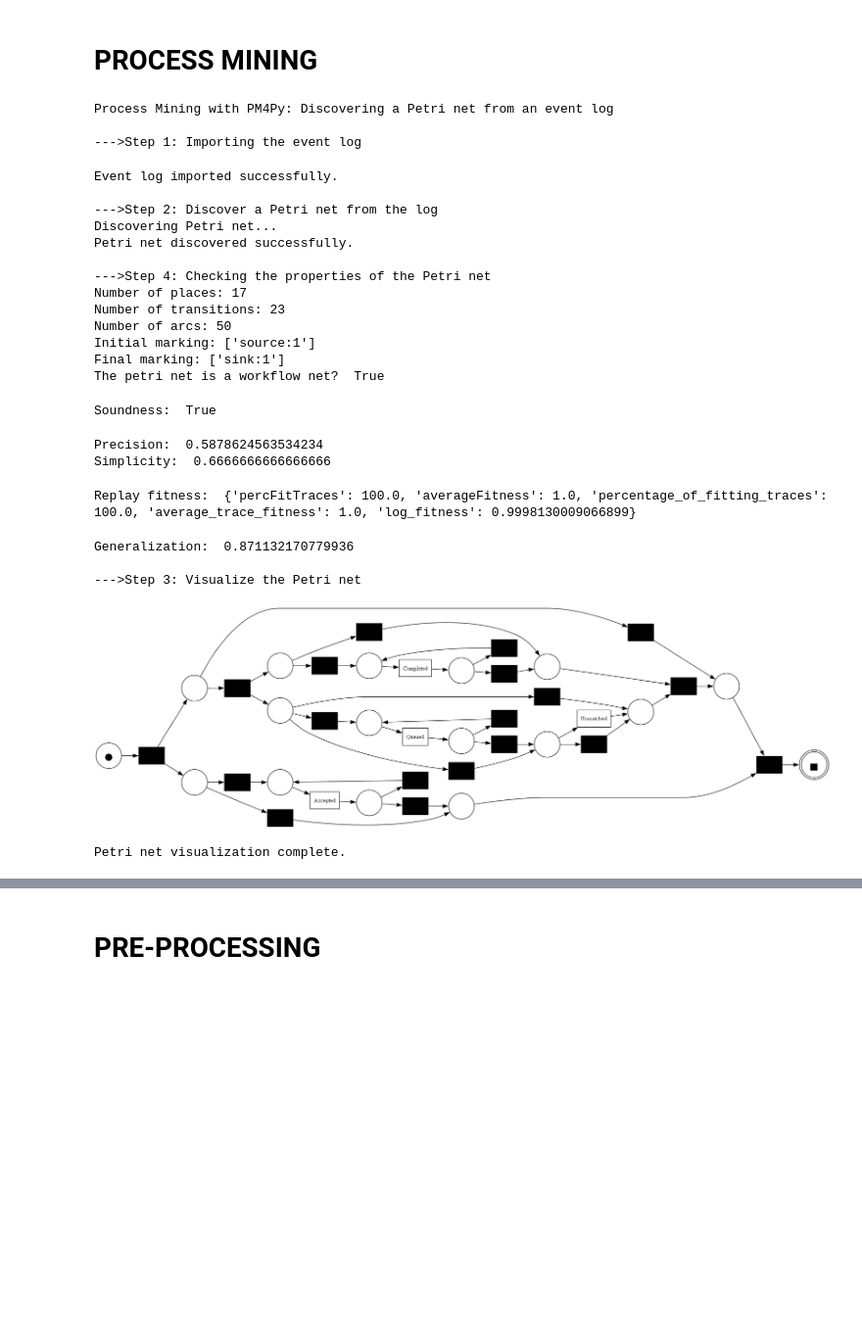
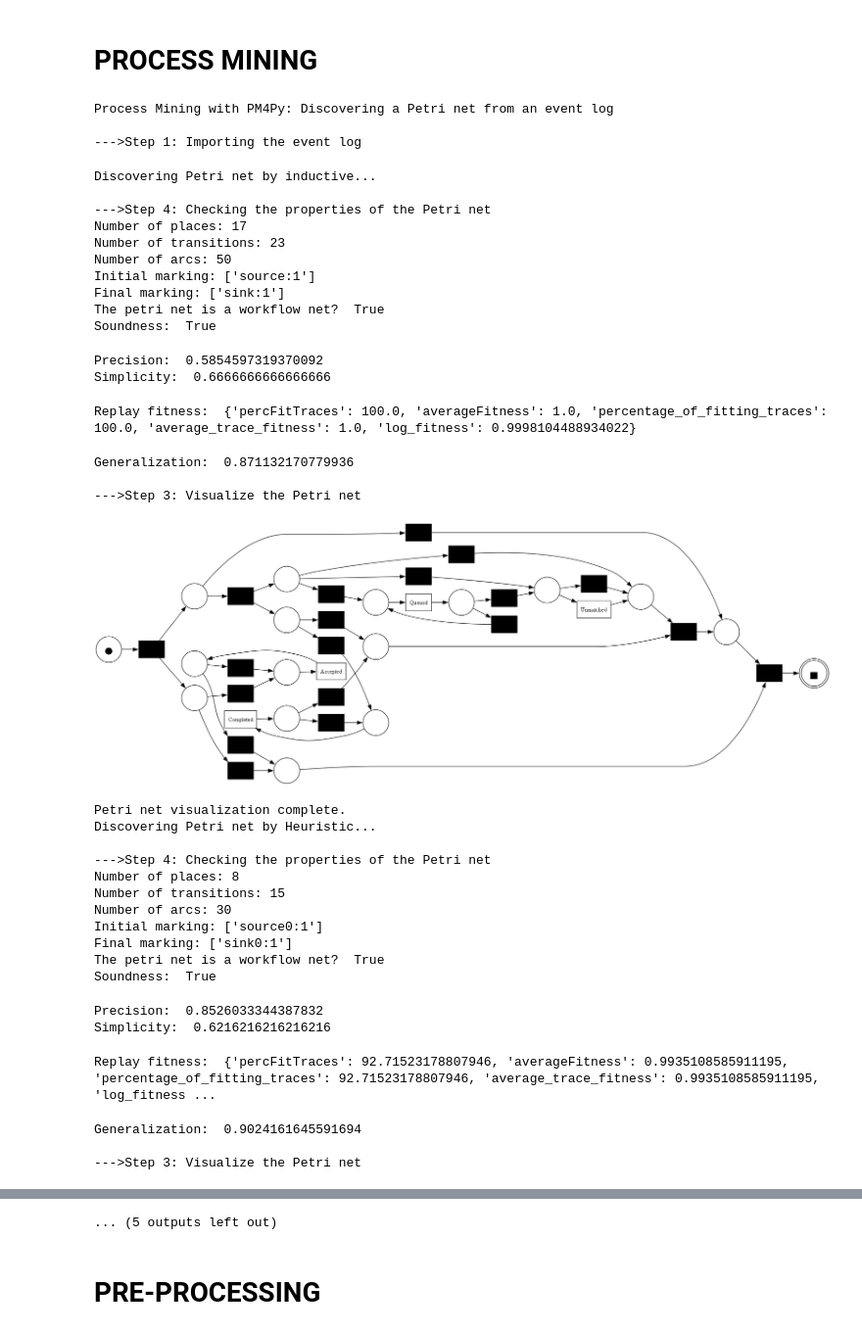
Before and after one commit to nicolabalzano/ProcessMiningPetriNet, a Jupyter notebook: project.ipynb, the cells around one changed output, grey strips where cells are left out. Shown at 98% size. Drawn from its saved outputs; the diff is of its cells as text; code cells hidden in the pictures; blank space fills up the shorter version.

```diff
--- a/project.ipynb
+++ b/project.ipynb
@@ -15,18 +15,24 @@ event_log_path = "data/BPI_Challenge_2013_incidents.xes"
 #Step 1: Import the event log
 def import_event_log(file_path):
     print("\n--->Step 1: Importing the event log")
-
     event_log = xes_importer.apply(file_path)
 
-    print("Event log imported successfully.")
     return event_log
 
 #Step 2: Discover a Petri net from the log
-def discover_petri_net(event_log):
-    print("\n--->Step 2: Discover a Petri net from the log")
-    print("Discovering Petri net...")
+def discover_petri_net_inductive(event_log):
+    print("Discovering Petri net by inductive...")
     net, initial_marking, final_marking = pm4py.discover_petri_net_inductive(event_log)
-    print("Petri net discovered successfully.")
+    return net, initial_marking, final_marking
+
+def discover_petri_net_Heuristic(event_log):
+    print("Discovering Petri net by Heuristic...")
+    net, initial_marking, final_marking = pm4py.discovery.discover_petri_net_heuristics(event_log)
+    return net, initial_marking, final_marking
+
+def discover_petri_net_alpha(event_log):
+    print("Discovering Petri net by Heuristic...")
+    net, initial_marking, final_marking = pm4py.discovery.discover_petri_net_alpha(event_log)
     return net, initial_marking, final_marking
 
 #Step 3: Visualize the Petri net
@@ -63,41 +69,68 @@ def checking_petri_net_properties(net, initial_marking, final_marking, event_log
 # %%
 print("Process Mining with PM4Py: Discovering a Petri net from an event log")
 
 # Import the event log
 event_log = import_event_log(event_log_path)
 (event_log_train, event_log_test) = pm4py.ml.split_train_test(event_log)
 
-# Discover the Petri net
-net, initial_marking, final_marking = discover_petri_net(event_log_train)
-
+# Discover the Petri net with INDUCTIVE MINER
+print("Discovery the Petri net with INDUCTIVE MINER")
+net, initial_marking, final_marking = discover_petri_net_inductive(event_log_train)
 # Check the properties of the Petri net
 checking_petri_net_properties(net, initial_marking, final_marking, event_log_test)
-
 # Visualize the Petri net
 visualize_petri_net(net, initial_marking, final_marking)
+
+# Discovery the Petri net with HEURISTIC MINER
+print("Discovery the Petri net with HEURISTIC MINER")
+net, initial_marking, final_marking = discover_petri_net_Heuristic(event_log_train)
+# Check the properties of the Petri net
+checking_petri_net_properties(net, initial_marking, final_marking, event_log_test)
+# Visualize the Petri net
+visualize_petri_net(net, initial_marking, final_marking)
+
+# Discovery the Petri net with ALPHA MINER
+print("Discovery the Petri net with ALPHA MINER")
+net, initial_marking, final_marking = discover_petri_net_alpha(event_log_train)
+# Check the properties of the Petri net
+checking_petri_net_properties(net, initial_marking, final_marking, event_log_test)
+# Visualize the Petri net
+visualize_petri_net(net, initial_marking, final_marking)
 # %% [output]
 Process Mining with PM4Py: Discovering a Petri net from an event log
 
 --->Step 1: Importing the event log
-Event log imported successfully.
-
---->Step 2: Discover a Petri net from the log
-Discovering Petri net...
-Petri net discovered successfully.
+Discovering Petri net by inductive...
 
 --->Step 4: Checking the properties of the Petri net
 Number of places: 17
 Number of transitions: 23
 Number of arcs: 50
 Initial marking: ['source:1']
 Final marking: ['sink:1']
 The petri net is a workflow net?  True
+Soundness:  True
-Soundness:  True
+Precision:  0.5854597319370092
+Simplicity:  0.6666666666666666
-Precision:  0.5878624563534234
-Simplicity:  0.6666666666666666
+Replay fitness:  {'percFitTraces': 100.0, 'averageFitness': 1.0, 'percentage_of_fitting_traces': 100.0, 'average_trace_fitness': 1.0, 'log_fitness': 0.9998104488934022}
-Replay fitness:  {'percFitTraces': 100.0, 'averageFitness': 1.0, 'percentage_of_fitting_traces': 100.0, 'average_trace_fitness': 1.0, 'log_fitness': 0.9998130009066899}
+Generalization:  0.871132170779936
+
+--->Step 3: Visualize the Petri net
+[figure, new version]
-Generalization:  0.871132170779936
+Petri net visualization complete.
+Discovering Petri net by Heuristic...
 
---->Step 3: Visualize the Petri net
+--->Step 4: Checking the properties of the Petri net
+Number of places: 8
+Number of transitions: 15
+Number of arcs: 30
+Initial marking: ['source0:1']
+Final marking: ['sink0:1']
+The petri net is a workflow net?  True
+Soundness:  True
-[figure, old version]
-Petri net visualization complete.
+Precision:  0.8526033344387832
+Simplicity:  0.6216216216216216
+Replay fitness:  {'percFitTraces': 92.71523178807946, 'averageFitness': 0.9935108585911195, 'percentage_of_fitting_traces': 92.71523178807946, 'average_trace_fitness': 0.9935108585911195, 'log_fitness ...
+Generalization:  0.9024161645591694
+
+--->Step 3: Visualize the Petri net
@@ -104,3 +149,4 @@ Petri net visualization complete.
+... (5 outputs left out)
 # %% [markdown]
 # PRE-PROCESSING
 # %% [markdown]
```
Also changed, not shown: parts of 7 cells of this notebook, 2 other files.
